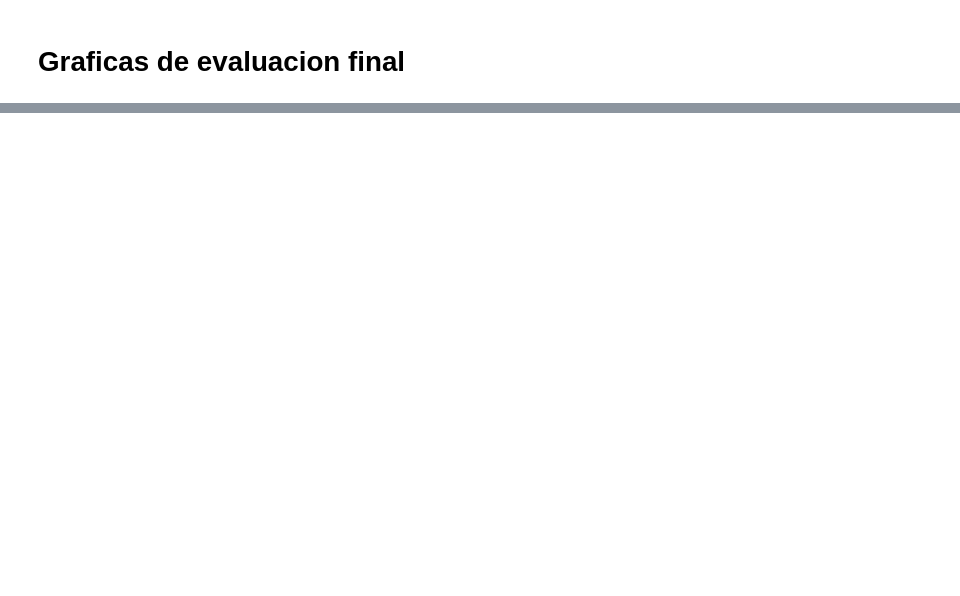
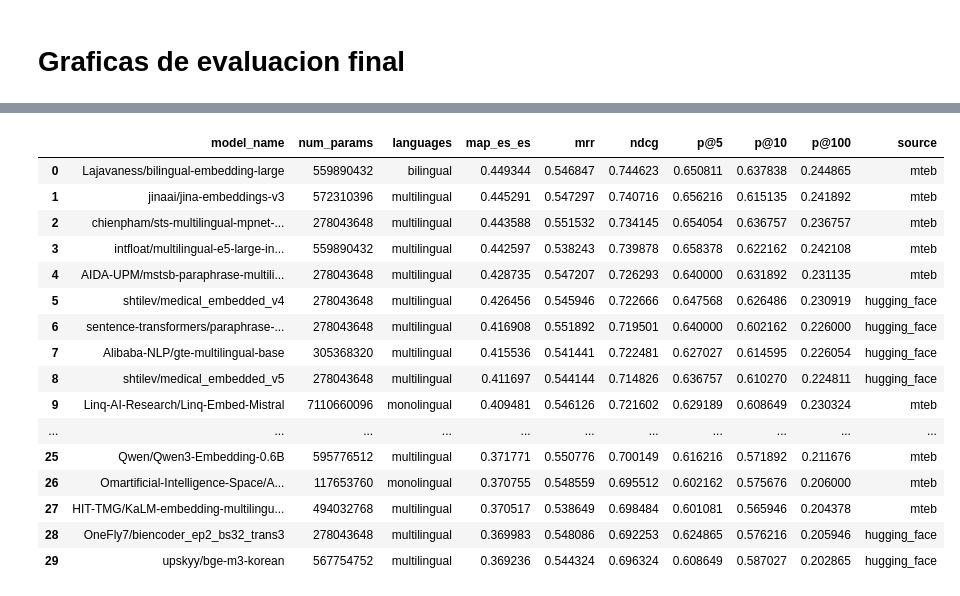
Before and after one commit to davidgc14/TalentCLEF-TaskA, a Jupyter notebook: data_lab.ipynb, the cells around one changed output, grey strips where cells are left out. Drawn from its saved outputs; the diff is of its cells as text; code cells hidden in the pictures; blank space fills up the shorter version.

```diff
--- a/data_lab.ipynb
+++ b/data_lab.ipynb
@@ -54,0 +55,20 @@ plt.show()
+# %%
+df.head(30)
+# %% [output]
+|  | model_name | num_params | languages | map_es_es | mrr | ndcg | p@5 | p@10 | p@100 | source |
+| 0 | Lajavaness/bilingual-embedding-large | 559890432 | bilingual | 0.449344 | 0.546847 | 0.744623 | 0.650811 | 0.637838 | 0.244865 | mteb |
+| 1 | jinaai/jina-embeddings-v3 | 572310396 | multilingual | 0.445291 | 0.547297 | 0.740716 | 0.656216 | 0.615135 | 0.241892 | mteb |
+| 2 | chienpham/sts-multilingual-mpnet-... | 278043648 | multilingual | 0.443588 | 0.551532 | 0.734145 | 0.654054 | 0.636757 | 0.236757 | mteb |
+| 3 | intfloat/multilingual-e5-large-in... | 559890432 | multilingual | 0.442597 | 0.538243 | 0.739878 | 0.658378 | 0.622162 | 0.242108 | mteb |
+| 4 | AIDA-UPM/mstsb-paraphrase-multili... | 278043648 | multilingual | 0.428735 | 0.547207 | 0.726293 | 0.640000 | 0.631892 | 0.231135 | mteb |
+| 5 | shtilev/medical_embedded_v4 | 278043648 | multilingual | 0.426456 | 0.545946 | 0.722666 | 0.647568 | 0.626486 | 0.230919 | hugging_face |
+| 6 | sentence-transformers/paraphrase-... | 278043648 | multilingual | 0.416908 | 0.551892 | 0.719501 | 0.640000 | 0.602162 | 0.226000 | hugging_face |
+| 7 | Alibaba-NLP/gte-multilingual-base | 305368320 | multilingual | 0.415536 | 0.541441 | 0.722481 | 0.627027 | 0.614595 | 0.226054 | hugging_face |
+| 8 | shtilev/medical_embedded_v5 | 278043648 | multilingual | 0.411697 | 0.544144 | 0.714826 | 0.636757 | 0.610270 | 0.224811 | hugging_face |
+| 9 | Linq-AI-Research/Linq-Embed-Mistral | 7110660096 | monolingual | 0.409481 | 0.546126 | 0.721602 | 0.629189 | 0.608649 | 0.230324 | mteb |
+| ... | ... | ... | ... | ... | ... | ... | ... | ... | ... | ... |
+| 25 | Qwen/Qwen3-Embedding-0.6B | 595776512 | multilingual | 0.371771 | 0.550776 | 0.700149 | 0.616216 | 0.571892 | 0.211676 | mteb |
+| 26 | Omartificial-Intelligence-Space/A... | 117653760 | monolingual | 0.370755 | 0.548559 | 0.695512 | 0.602162 | 0.575676 | 0.206000 | mteb |
+| 27 | HIT-TMG/KaLM-embedding-multilingu... | 494032768 | multilingual | 0.370517 | 0.538649 | 0.698484 | 0.601081 | 0.565946 | 0.204378 | mteb |
+| 28 | OneFly7/biencoder_ep2_bs32_trans3 | 278043648 | multilingual | 0.369983 | 0.548086 | 0.692253 | 0.624865 | 0.576216 | 0.205946 | hugging_face |
+| 29 | upskyy/bge-m3-korean | 567754752 | multilingual | 0.369236 | 0.544324 | 0.696324 | 0.608649 | 0.587027 | 0.202865 | hugging_face |
```
Also changed, not shown: parts of 3 cells of this notebook.
